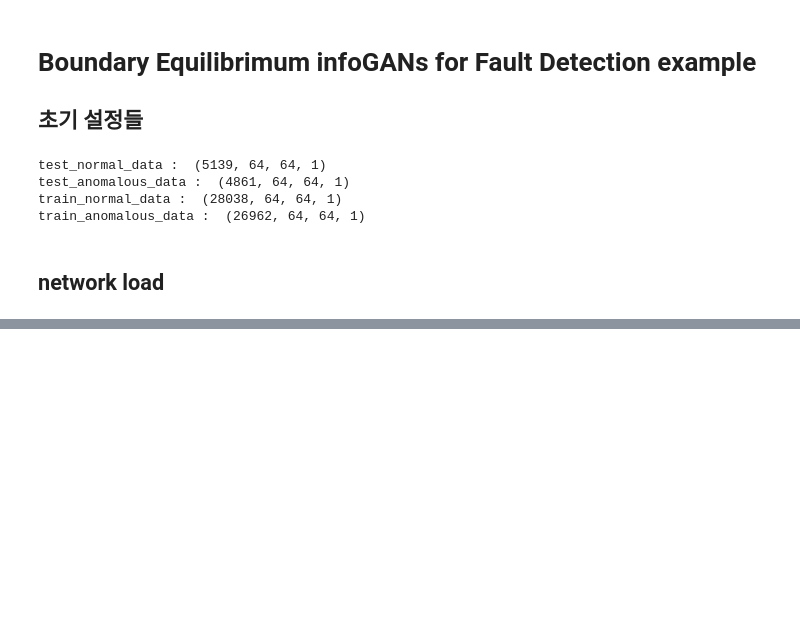
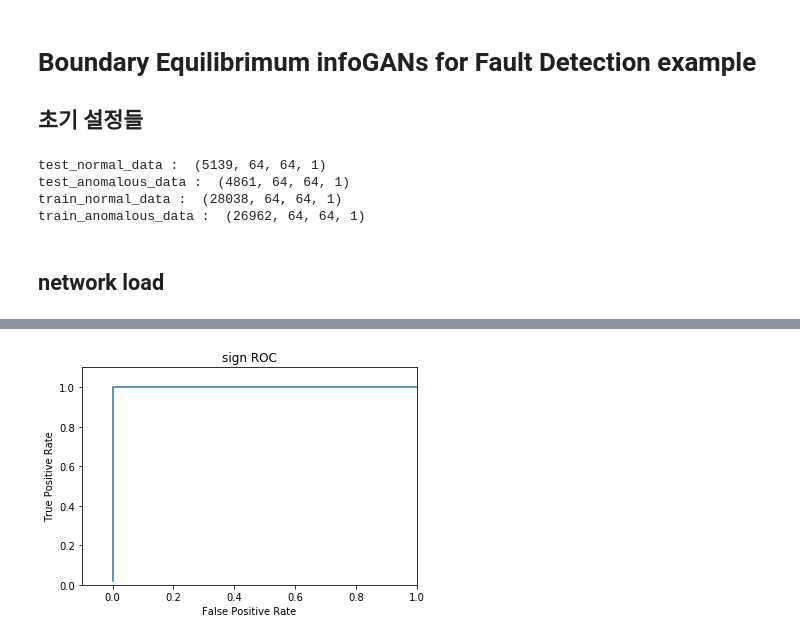
Before and after one commit to kangheeyong/2018-1-Deep-Learing-pc1, a Jupyter notebook: 2018-2/for_19411/heeyong4/test_2_BE_infoGANs_for_FD.ipynb, the cells around one changed output, grey strips where cells are left out. Cells and saved outputs as stored; diff of their text form; code cells hidden in the pictures; blank space fills up the shorter version.

```diff
--- a/2018-2/for_19411/heeyong4/test_2_BE_infoGANs_for_FD.ipynb
+++ b/2018-2/for_19411/heeyong4/test_2_BE_infoGANs_for_FD.ipynb
@@ -327,0 +462,86 @@ plt.show()
+# %%
+label_normal = np.zeros(np.array(sign_error).shape[0])
+label_anomalous = np.ones(np.array(asign_error).shape[0])
+
+
+
+test = np.concatenate((label_normal, label_anomalous), axis=0)
+
+pred = np.concatenate((np.reshape(sign_error,-1), np.reshape(asign_error,-1)), axis=0)
+#skplt.metrics.plot_roc_curve(label, data)
+#plt.show()
+
+import matplotlib.pyplot as plt
+from sklearn.metrics import roc_curve, auc, roc_auc_score
+fpr = dict()
+tpr = dict()
+roc_auc = dict()
+for i in range(2):
+    fpr[i], tpr[i], _ = roc_curve(test, pred)
+    roc_auc[i] = auc(fpr[i], tpr[i])
+print( roc_auc_score(test, pred))
+plt.figure()
+plt.plot(fpr[1], tpr[1])
+plt.xlim([-0.1, 1.0])
+plt.ylim([0.0, 1.1])
+plt.xlabel('False Positive Rate')
+plt.ylabel('True Positive Rate')
+plt.title('sign ROC')
+plt.show()
+
+label_normal = np.ones(np.array(cosine).shape[0])
+label_anomalous = np.zeros(np.array(acosine).shape[0])
+
+test = np.concatenate((label_normal, label_anomalous), axis=0)
+
+pred = np.concatenate((np.reshape(cosine,-1), np.reshape(acosine,-1)), axis=0)
+#skplt.metrics.plot_roc_curve(label, data)
+#plt.show()
+
+import matplotlib.pyplot as plt
+from sklearn.metrics import roc_curve, auc, roc_auc_score
+fpr = dict()
+tpr = dict()
+roc_auc = dict()
+for i in range(2):
+    fpr[i], tpr[i], _ = roc_curve(test, pred)
+    roc_auc[i] = auc(fpr[i], tpr[i])
+print( roc_auc_score(test, pred))
+plt.figure()
+plt.plot(fpr[1], tpr[1])
+plt.xlim([-0.1, 1.0])
+plt.ylim([0.0, 1.1])
+plt.xlabel('False Positive Rate')
+plt.ylabel('True Positive Rate')
+plt.title('feature cosine ROC')
+plt.show()
+
+
+
+label_normal = np.ones(np.array(res_cos).shape[0])
+label_anomalous = np.zeros(np.array(ares_cos).shape[0])
+
+test = np.concatenate((label_normal, label_anomalous), axis=0)
+
+pred = np.concatenate((np.reshape(res_cos,-1), np.reshape(ares_cos,-1)), axis=0)
+#skplt.metrics.plot_roc_curve(label, data)
+#plt.show()
+
+import matplotlib.pyplot as plt
+from sklearn.metrics import roc_curve, auc, roc_auc_score
+fpr = dict()
+tpr = dict()
+roc_auc = dict()
+for i in range(2):
+    fpr[i], tpr[i], _ = roc_curve(test, pred)
+    roc_auc[i] = auc(fpr[i], tpr[i])
+print( roc_auc_score(test, pred))
+plt.figure()
+plt.plot(fpr[1], tpr[1])
+plt.xlim([0.0, 1.0])
+plt.ylim([0.0, 1.0])
+plt.xlabel('False Positive Rate')
+plt.ylabel('True Positive Rate')
+plt.title('residual cosine ROC')
+plt.show()
+# %% [output]
@@ -327,0 +549 @@ plt.show()
+[figure, added]
```
Also changed, not shown: parts of 18 cells of this notebook, 16 other files.
